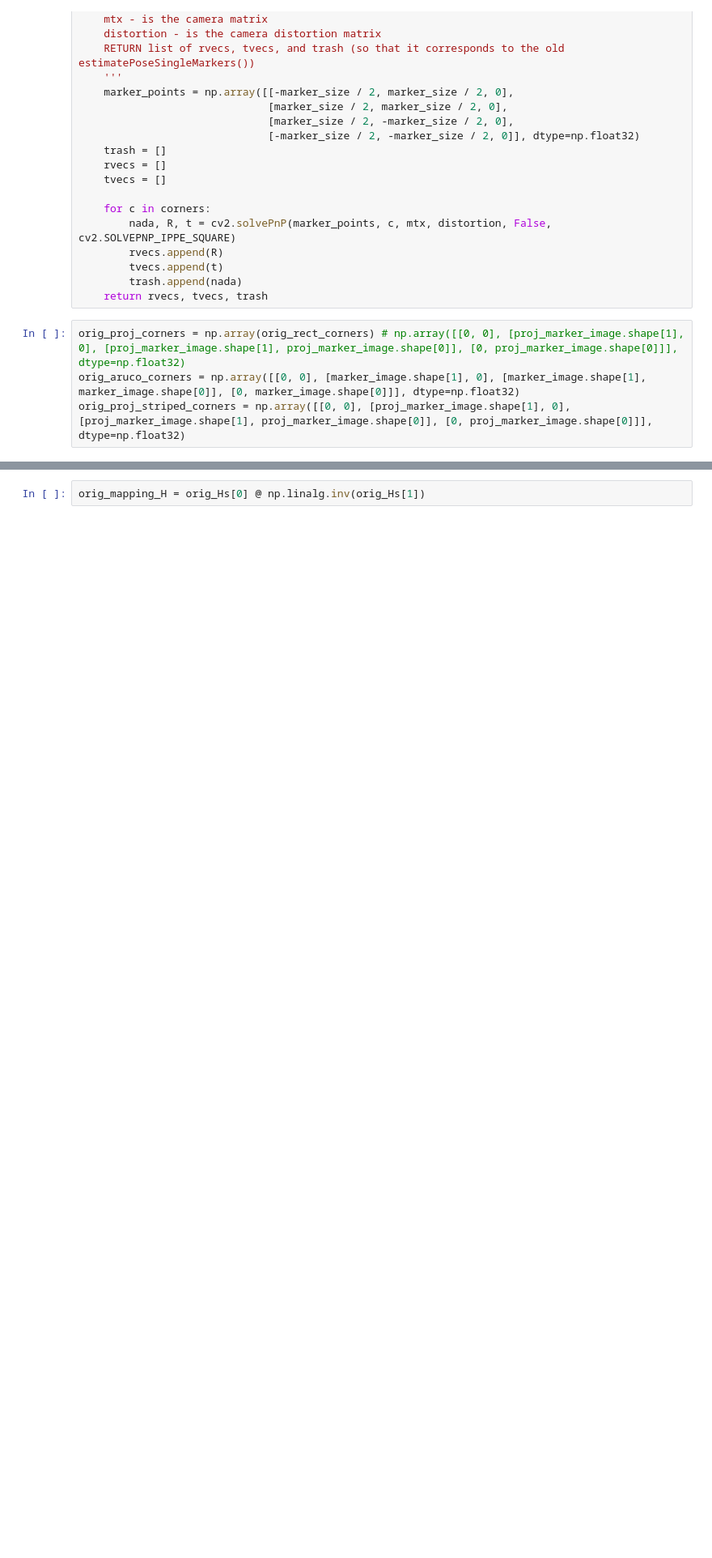
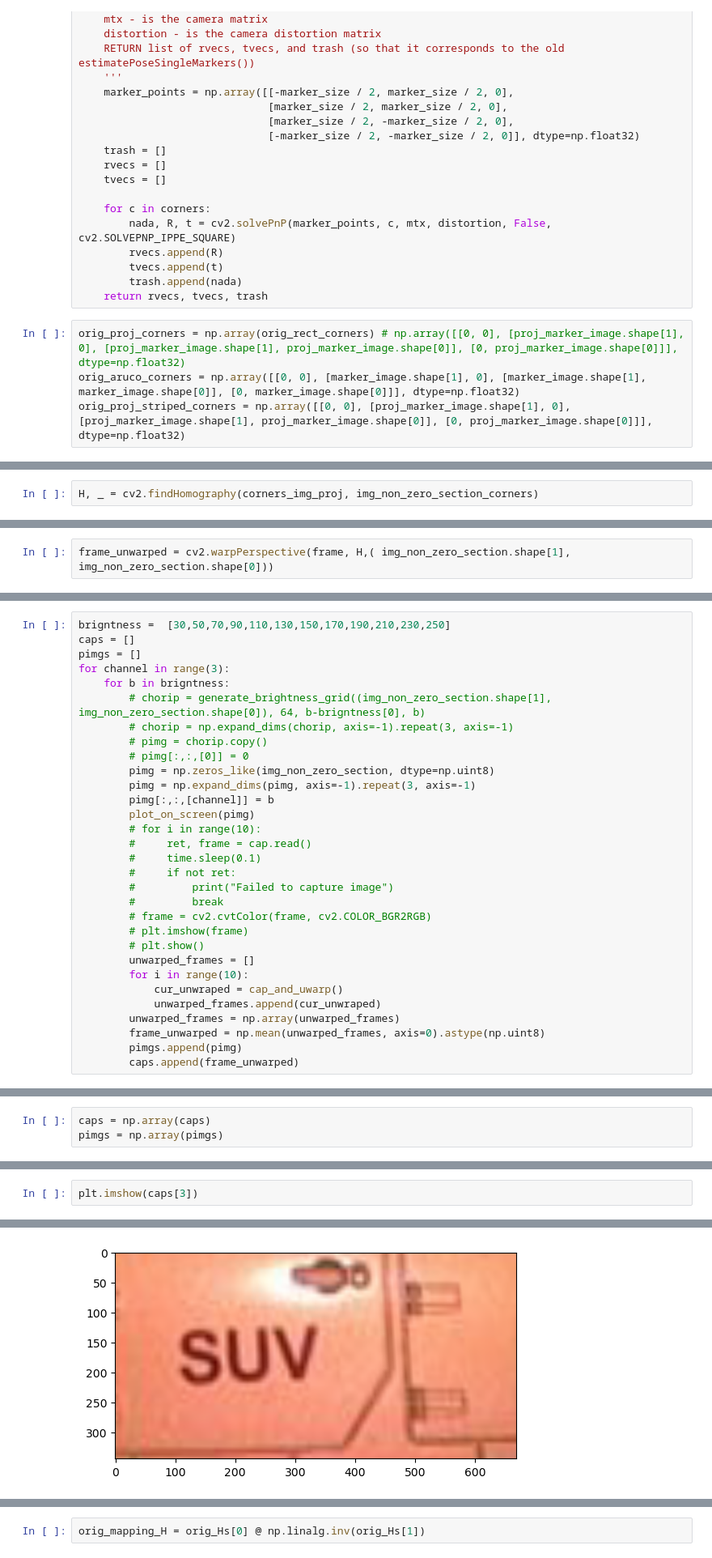
Before and after one commit to Dannynis/wall_alignment, a Jupyter notebook: transrotation_comp.ipynb, the cells around one changed output, grey strips where cells are left out. Shown at 81% size. Cells and saved outputs as stored; diff of their text form; blank space fills up the shorter version.

```diff
--- a/transrotation_comp.ipynb
+++ b/transrotation_comp.ipynb
@@ -218,0 +258,2 @@ orig_frame = frame.copy()
+# %%
+H, _ = cv2.findHomography(corners_img_proj, img_non_zero_section_corners)
@@ -218,0 +264,2 @@ orig_frame = frame.copy()
+# %%
+frame_unwarped = cv2.warpPerspective(frame, H,( img_non_zero_section.shape[1], img_non_zero_section.shape[0]))
@@ -218,0 +398,31 @@ orig_frame = frame.copy()
+# %%
+brigntness =  [30,50,70,90,110,130,150,170,190,210,230,250]
+caps = []
+pimgs = []
+for channel in range(3):
+    for b in brigntness:
+        # chorip = generate_brightness_grid((img_non_zero_section.shape[1], img_non_zero_section.shape[0]), 64, b-brigntness[0], b)
+        # chorip = np.expand_dims(chorip, axis=-1).repeat(3, axis=-1)
+        # pimg = chorip.copy()
+        # pimg[:,:,[0]] = 0
+        pimg = np.zeros_like(img_non_zero_section, dtype=np.uint8)
+        pimg = np.expand_dims(pimg, axis=-1).repeat(3, axis=-1)
+        pimg[:,:,[channel]] = b
+        plot_on_screen(pimg)
+        # for i in range(10):
+        #     ret, frame = cap.read()
+        #     time.sleep(0.1)
+        #     if not ret:
+        #         print("Failed to capture image")
+        #         break
+        # frame = cv2.cvtColor(frame, cv2.COLOR_BGR2RGB)
+        # plt.imshow(frame)
+        # plt.show()
+        unwarped_frames = []
+        for i in range(10):
+            cur_unwraped = cap_and_uwarp()
+            unwarped_frames.append(cur_unwraped)
+        unwarped_frames = np.array(unwarped_frames)
+        frame_unwarped = np.mean(unwarped_frames, axis=0).astype(np.uint8)
+        pimgs.append(pimg)
+        caps.append(frame_unwarped)
@@ -218,0 +437,3 @@ orig_frame = frame.copy()
+# %%
+caps = np.array(caps)
+pimgs = np.array(pimgs)
@@ -218,0 +452,3 @@ orig_frame = frame.copy()
+# %%
+plt.imshow(caps[3])
+# %% [output]
@@ -218,0 +456 @@ orig_frame = frame.copy()
+[figure, added]
```
Also changed, not shown: parts of 121 cells of this notebook, 2 other files.
